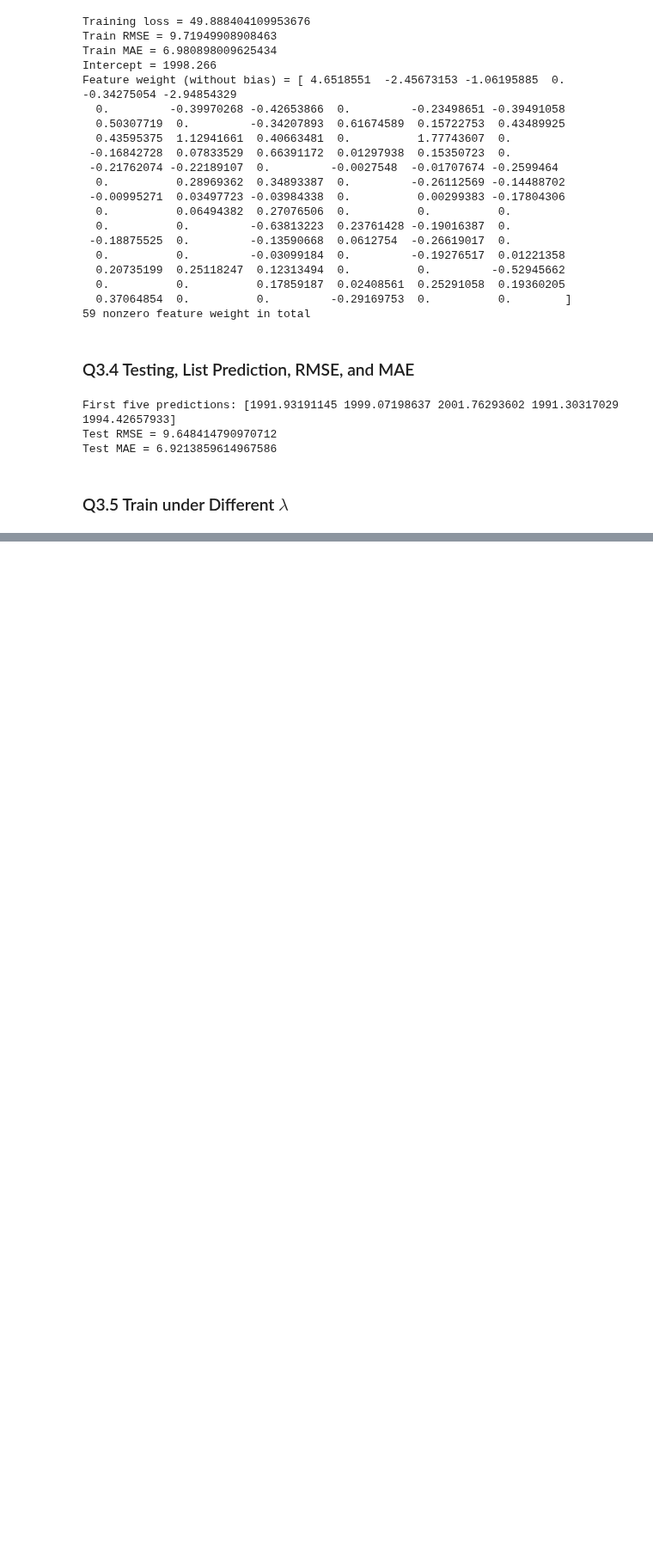
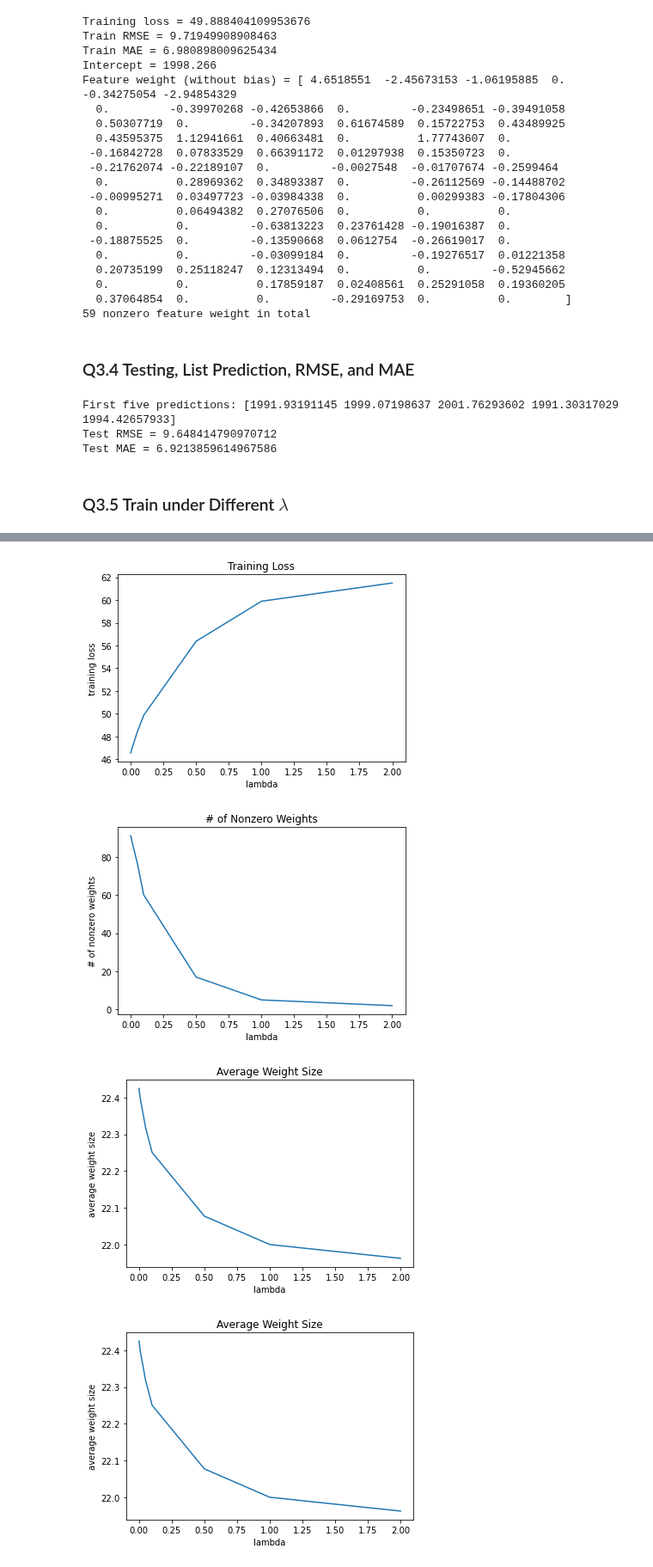
Before and after one commit to shaoyu0966/SLDL, a Jupyter notebook: hw1/hw1.ipynb, the cells around one changed output, grey strips where cells are left out. Shown at 86% size. Cells and saved outputs as stored; diff of their text form; code cells hidden in the pictures; blank space fills up the shorter version.

Commit message:
finish Q3.5 (not sure for '# of nonzero weights')

```diff
--- a/hw1/hw1.ipynb
+++ b/hw1/hw1.ipynb
@@ -501,0 +536,43 @@ Test MAE = 6.9213859614967586
+# %%
+import matplotlib.pyplot as plt
+
+plt.plot(lambda_settings, train_loss)
+plt.title('Training Loss')
+plt.xlabel('lambda')
+plt.ylabel('training loss')
+plt.show()
+
+plt.plot(lambda_settings, n_nonzero)
+plt.title('# of Nonzero Weights')
+plt.xlabel('lambda')
+plt.ylabel('# of nonzero weights')
+plt.show()
+
+plt.plot(lambda_settings, ave_w_size)
+plt.title('Average Weight Size')
+plt.xlabel('lambda')
+plt.ylabel('average weight size')
+plt.show()
+
+plt.plot(lambda_settings, ave_w_size)
+plt.title('Average Weight Size')
+plt.xlabel('lambda')
+plt.ylabel('average weight size')
+plt.show()
+
+plt.plot(lambda_settings, train_rmse)
+plt.title('Training RMSE')
+plt.xlabel('lambda')
+plt.ylabel('training RMSE')
+plt.show()
+
+plt.plot(lambda_settings, test_rmse)
+plt.title('Testing RMSE')
+plt.xlabel('lambda')
+plt.ylabel('testing RMSE')
+plt.show()
+# %% [output]
+[figure, added]
+[figure, added]
+[figure, added]
+[figure, added]
```
Also changed, not shown: parts of 7 cells of this notebook.
